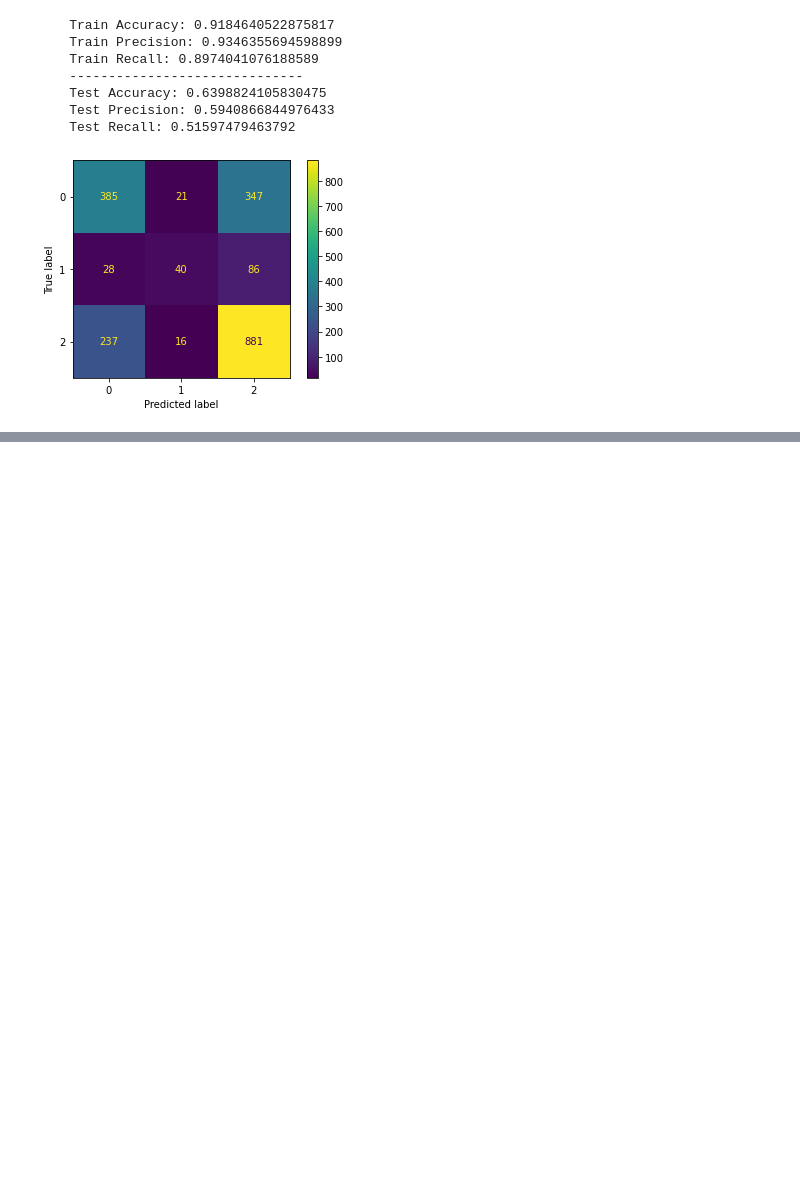
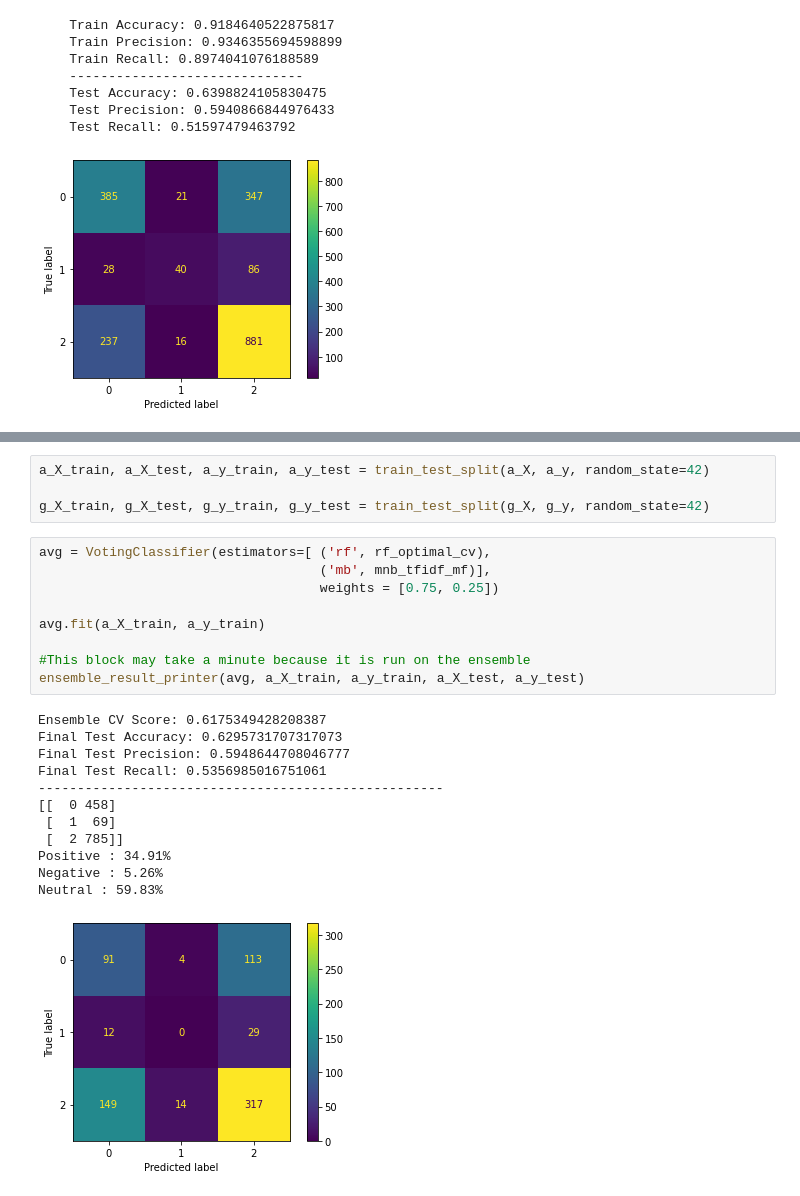
Before and after one commit to cjunhyuk/Apple-Google-Sentiment-Analysis, a Jupyter notebook: EDA.ipynb, the cells around one changed output, grey strips where cells are left out. Drawn from its saved outputs; the diff is of its cells as text; blank space fills up the shorter version.

```diff
--- a/EDA.ipynb
+++ b/EDA.ipynb
@@ -518,0 +508,26 @@ plot_confusion_matrix(avg, X_test, y_test);
+# %%
+a_X_train, a_X_test, a_y_train, a_y_test = train_test_split(a_X, a_y, random_state=42)
+
+g_X_train, g_X_test, g_y_train, g_y_test = train_test_split(g_X, g_y, random_state=42)
+# %%
+avg = VotingClassifier(estimators=[ ('rf', rf_optimal_cv),
+                                    ('mb', mnb_tfidf_mf)],
+                                    weights = [0.75, 0.25])
+
+avg.fit(a_X_train, a_y_train)
+
+#This block may take a minute because it is run on the ensemble
+ensemble_result_printer(avg, a_X_train, a_y_train, a_X_test, a_y_test)
+# %% [output]
+Ensemble CV Score: 0.6175349428208387
+Final Test Accuracy: 0.6295731707317073
+Final Test Precision: 0.5948644708046777
+Final Test Recall: 0.5356985016751061
+----------------------------------------------------
+[[  0 458]
+ [  1  69]
+ [  2 785]]
+Positive : 34.91%
+Negative : 5.26%
+Neutral : 59.83%
+[figure, added]
```
Also changed, not shown: parts of 9 cells of this notebook.
